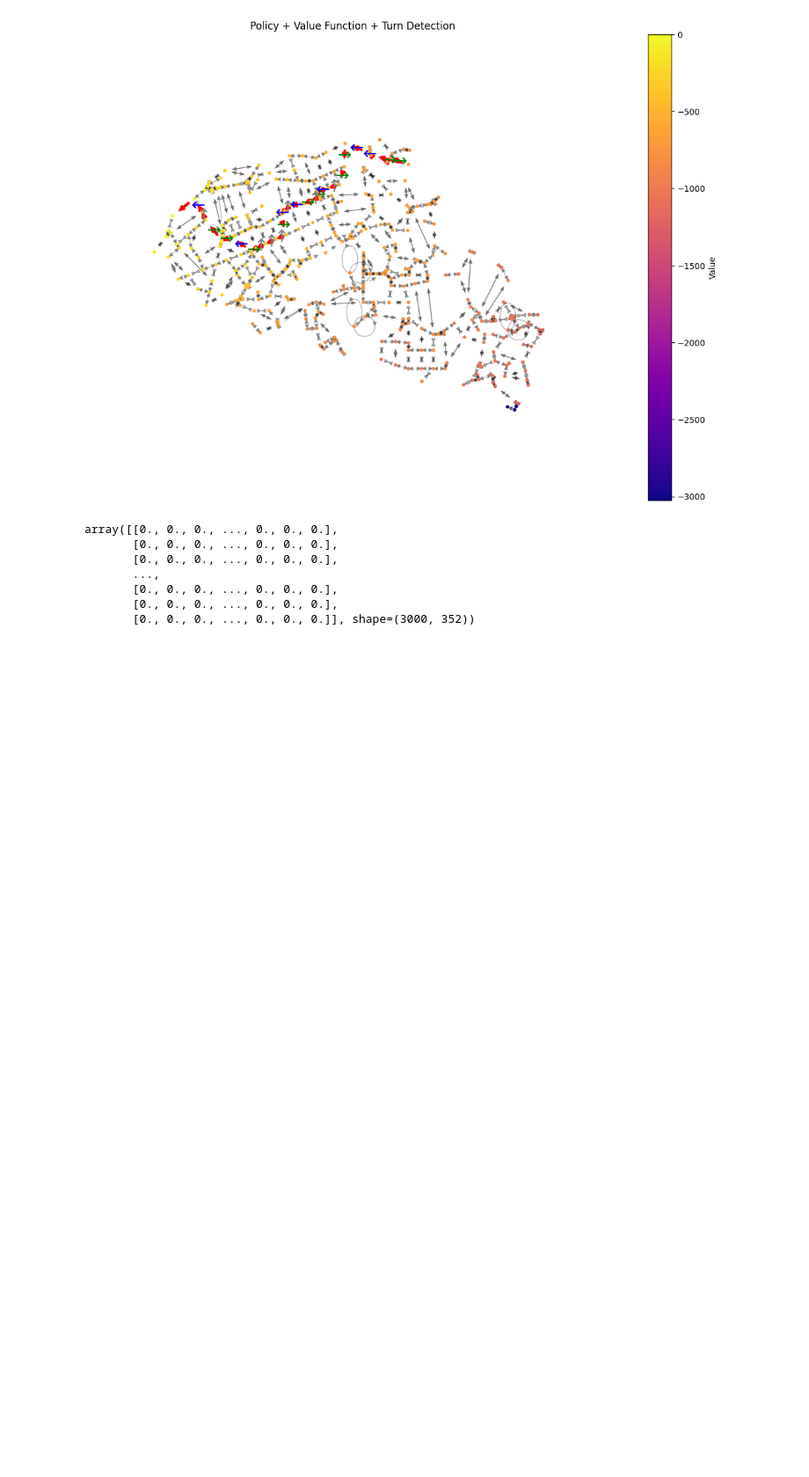
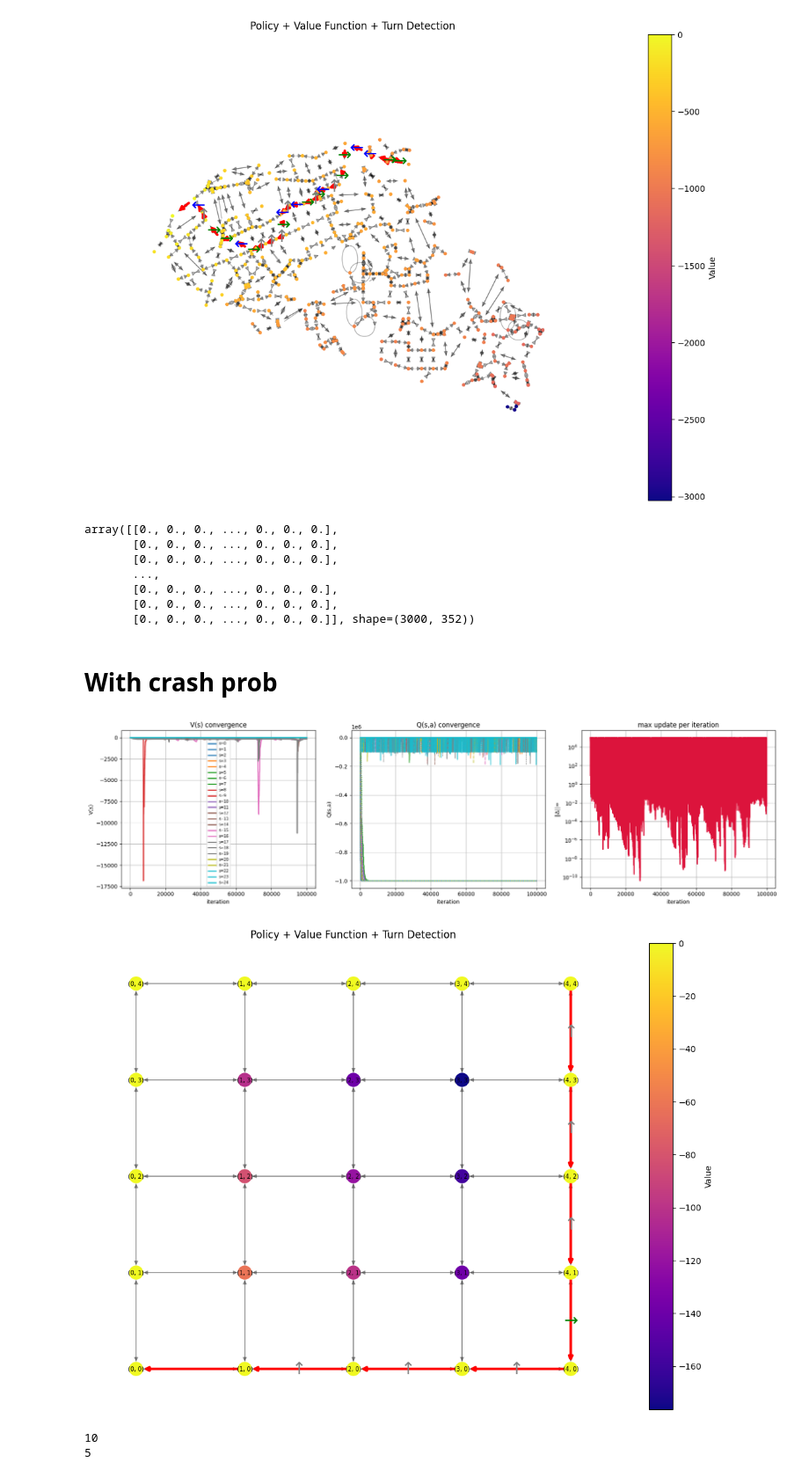
Before and after one commit to CamelPoem32/City-Navigation-Qlearn, a Jupyter notebook: test.ipynb, the cells around one changed output. Shown at 88% size. Saved outputs shown, nothing was run; the diff lists cells and outputs as text; code cells hidden in the pictures; blank space fills up the shorter version.

Commit message:
Add collision prob, doesn't always converge (set left cp=1, still left turns)

```diff
--- a/test.ipynb
+++ b/test.ipynb
@@ -1042,3 +1257,63 @@ array([[0., 0., 0., ..., 0., 0., 0.],
        [0., 0., 0., ..., 0., 0., 0.],
        [0., 0., 0., ..., 0., 0., 0.],
        [0., 0., 0., ..., 0., 0., 0.]], shape=(3000, 352))
+# %% [markdown]
+# With crash prob
+# %%
+
+
+G = create_artificial_graph(5)
+
+turns = detect_turns(G)
+
+nodes, node_index, coords, neighbors = graph_to_numpy(G)
+
+start = len(nodes) - 1
+goal = 0
+
+neighbors, costs, crash_prob = build_neighbors_costs_crashprob(G, nodes, node_index, turns)
+
+neighbors_arr, costs_arr, crash_arr, n_actions = pad_3_arrays(
+    neighbors,
+    costs,
+    crash_prob
+)
+
+Q, policy, Vh, Qh, conv = q_learning_njit_crashprob(
+    neighbors_arr,
+    costs_arr,
+    crash_arr,
+    n_actions,
+    start,
+    goal,
+    episodes=100000,
+    alpha=0.1,
+    gamma=0.99,
+    eps=1
+)
+
+# Actions to states for visualization
+policy_nodes = []
+
+for s, a in enumerate(policy):
+
+    if a is None or a < 0 or np.isnan(a):
+        policy_nodes.append(None)
+    else:
+        policy_nodes.append(neighbors[s][a])
+
+plot_convergence(Vh, Qh, conv)
+
+V = np.max(Q, axis=1)
+
+visualize_graph(G,V,policy_nodes,nodes,node_index,turns, show_node_id=True,
+                start=len(nodes)-1, show_trajectory_only=True)
+# %% [output]
+[figure, added]
+[figure, added]
+# %%
+print(neighbors[11][policy[11]])
+print(neighbors[6][policy[6]])
+# %% [output]
+10
+5
```
Also changed, not shown: parts of 8 cells of this notebook.
